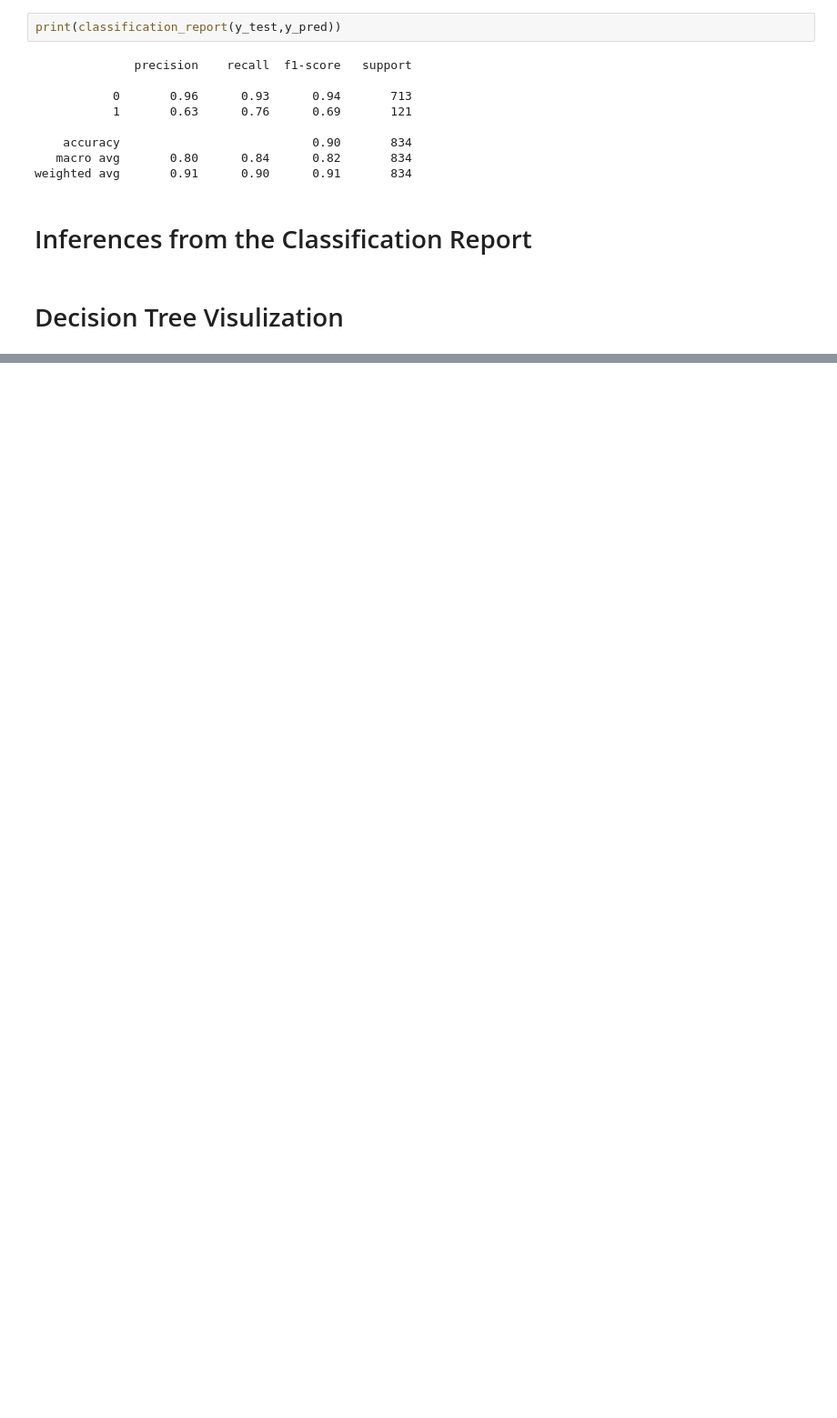
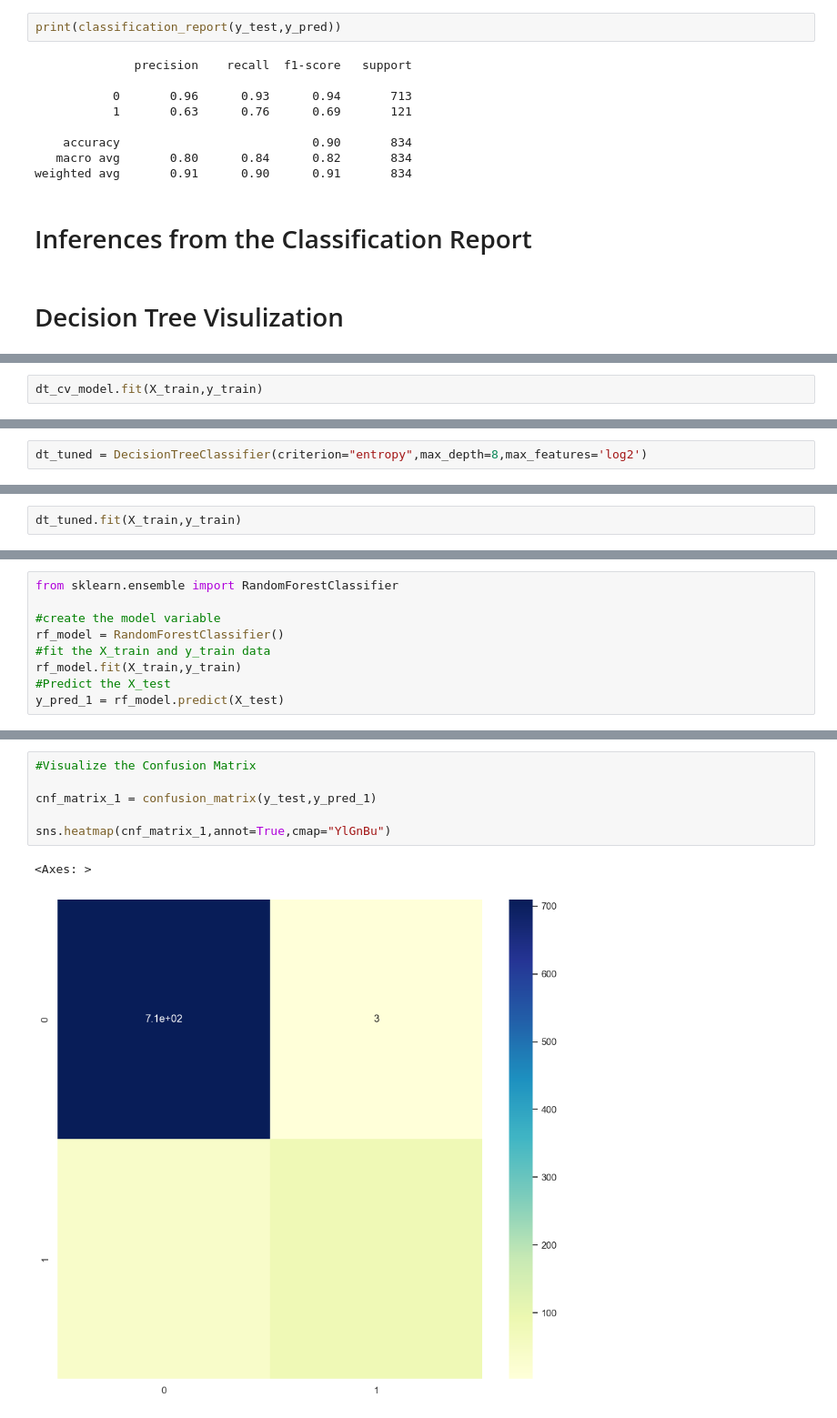
Before and after one commit to Kevan-Muthomi/PhaseThreeProject, a Jupyter notebook: index.ipynb, the cells around one changed output, grey strips where cells are left out. Shown at 91% size. Saved outputs shown, nothing was run; the diff lists cells and outputs as text; blank space fills up the shorter version.

```diff
--- a/index.ipynb
+++ b/index.ipynb
@@ -533,0 +550,2 @@ df.columns
+# %%
+dt_cv_model.fit(X_train,y_train)
@@ -533,0 +586,2 @@ df.columns
+# %%
+dt_tuned = DecisionTreeClassifier(criterion="entropy",max_depth=8,max_features='log2')
@@ -533,0 +590,2 @@ df.columns
+# %%
+dt_tuned.fit(X_train,y_train)
@@ -533,0 +631,9 @@ df.columns
+# %%
+from sklearn.ensemble import RandomForestClassifier
+
+#create the model variable
+rf_model = RandomForestClassifier()
+#fit the X_train and y_train data
+rf_model.fit(X_train,y_train)
+#Predict the X_test
+y_pred_1 = rf_model.predict(X_test)
@@ -533,0 +661,9 @@ df.columns
+# %%
+#Visualize the Confusion Matrix
+
+cnf_matrix_1 = confusion_matrix(y_test,y_pred_1)
+
+sns.heatmap(cnf_matrix_1,annot=True,cmap="YlGnBu")
+# %% [output]
+<Axes: >
+[figure, added]
```
Also changed, not shown: parts of 32 cells of this notebook.
